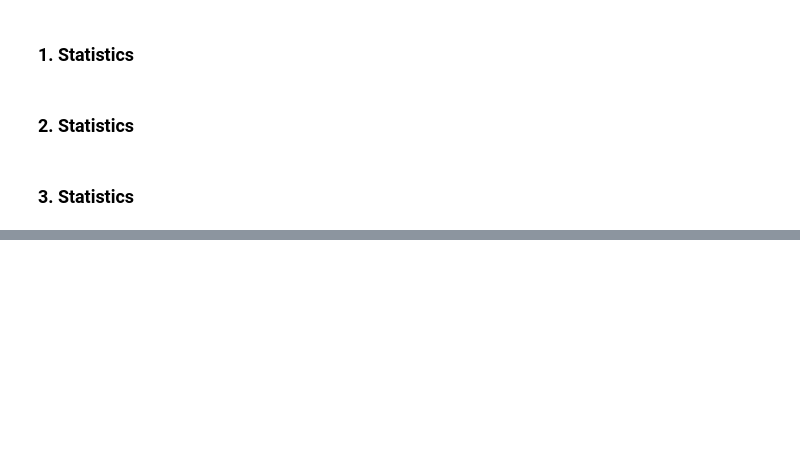
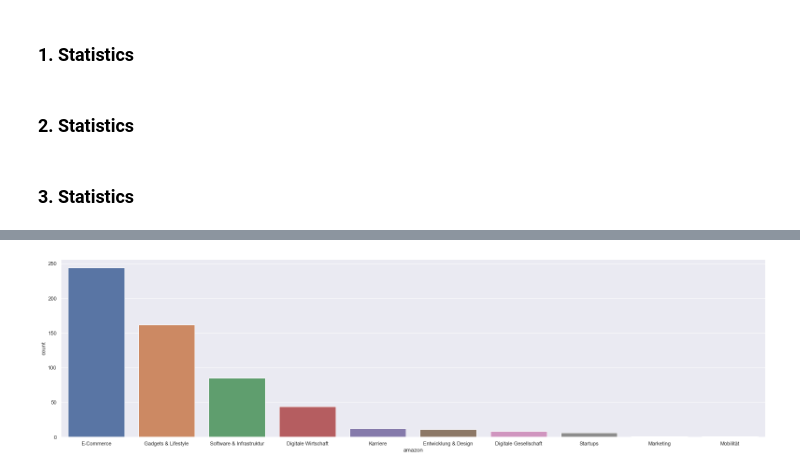
Before and after one commit to tobirohrer/webmining, a Jupyter notebook: praktikum2/praktikum2_sql.ipynb, the cells around one changed output, grey strips where cells are left out. Drawn from its saved outputs; the diff is of its cells as text; code cells hidden in the pictures; blank space fills up the shorter version.

```diff
--- a/praktikum2/praktikum2_sql.ipynb
+++ b/praktikum2/praktikum2_sql.ipynb
@@ -315,4 +323,6 @@ plot_sql(cursor, "microsoft")
 # %%
 # restriction to Amazon
-cursor.execute('select top 10 category, count(*) from "$TA_T3NTEXTIND", "T3N" where "$TA_T3NTEXTIND".ID = "T3N".ID and "$TA_T3NTEXTIND".TA_TOKEN = \'Facebook\' and TA_TYPE=\'noun\' group by TA_TOKEN, CATEGORY order by count(*) desc')
-plot_sql(cursor, "microsoft")
+cursor.execute('select top 10 category, count(*) from "$TA_T3NTEXTIND", "T3N" where "$TA_T3NTEXTIND".ID = "T3N".ID and "$TA_T3NTEXTIND".TA_TOKEN = \'Amazon\' and TA_TYPE=\'noun\' group by TA_TOKEN, CATEGORY order by count(*) desc')
+plot_sql(cursor, "amazon")
+# %% [output]
+[figure, added]
```
Also changed, not shown: parts of 5 cells of this notebook.
